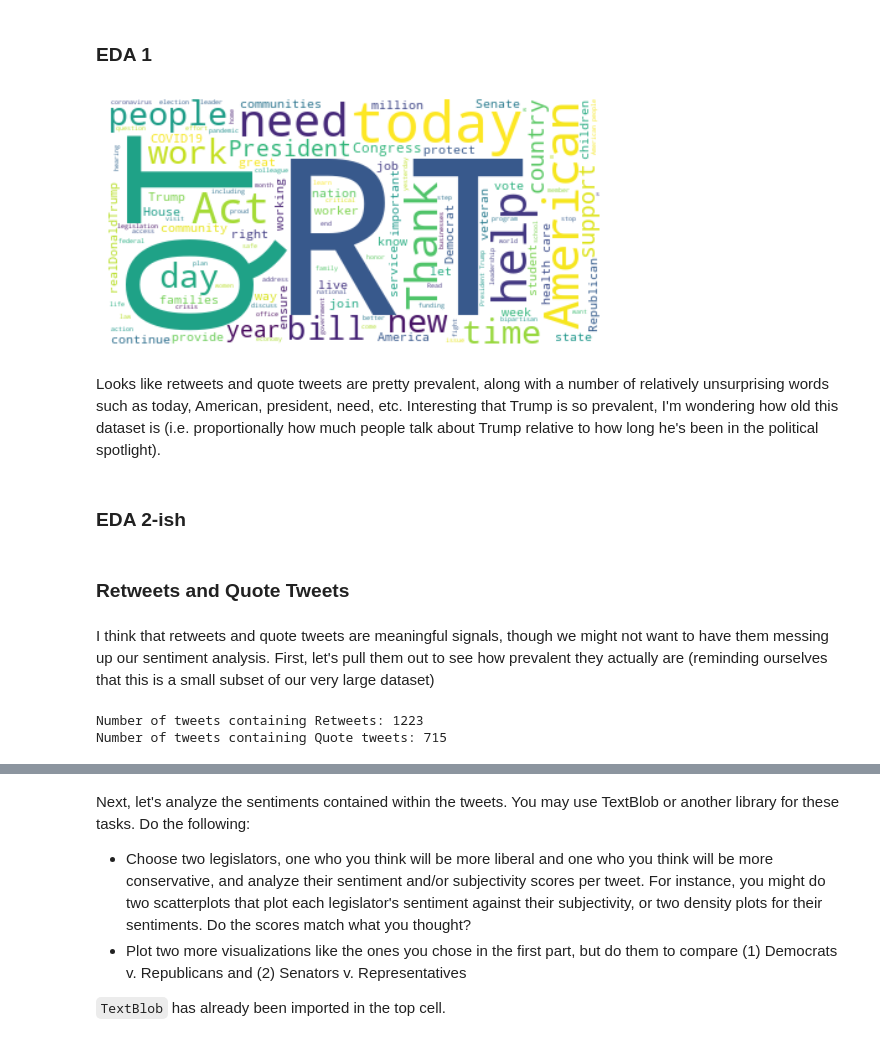
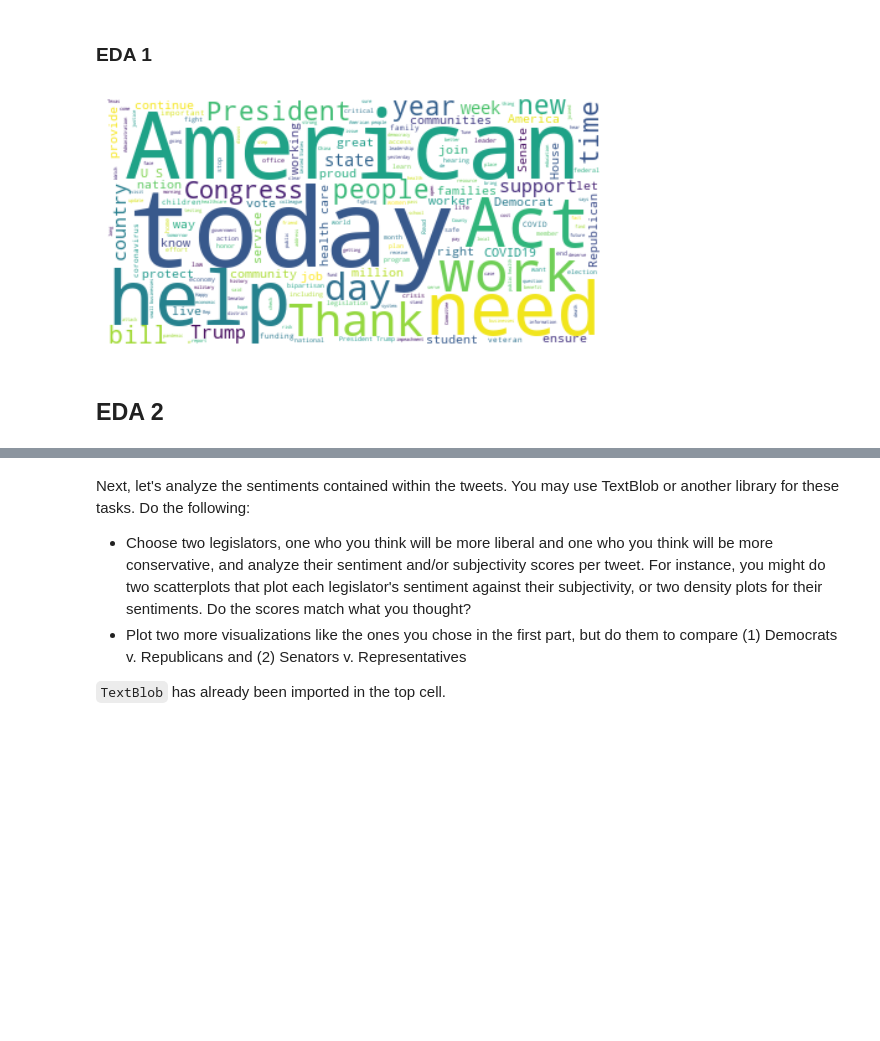
Before and after one commit to taylorgaldi/Computational-Social-Science-Projects, a Jupyter notebook: Project 5/Taylor Updates Project 5 Student.ipynb, the cells around one changed output, grey strips where cells are left out. Drawn from its saved outputs; the diff is of its cells as text; code cells hidden in the pictures; blank space fills up the shorter version.

```diff
--- a/Project 5/Taylor Updates Project 5 Student.ipynb
+++ b/Project 5/Taylor Updates Project 5 Student.ipynb
@@ -181,0 +250,6 @@ print(specific_rows)
+# %%
+congress_tweets.loc[congress_tweets['name_wikipedia'] == 'Angus King', 'party'] = 'Democrat'
+
+# Verify the update
+angusking_rows = congress_tweets[congress_tweets['name_wikipedia'] == 'Angus King'][['screen_name', 'name_wikipedia', 'party']]
+print(angusking_rows)
@@ -272,0 +386,17 @@ Name: tokens, Length: 5000, dtype: object
+# %%
+import re
+
+# Create a new column to categorize tweet types (Retweet, Quote Tweet, Simple Mention, or Neither)
+congress_tweets['tweet_type'] = congress_tweets['text'].apply(
+    lambda x: 'Retweet' if 'RT ' in str(x) else ('Quote Tweet' if 'QT ' in str(x) else ('Simple Mentioned' if '@' in str(x) else 'Neither'))
+)
+
+# Function to extract mentions from the tweet text
+def extract_mentions(text):
+    return re.findall(r'@([a-zA-Z0-9_]+)', text)
+
+# Add a new column to store mentions for each tweet
+congress_tweets['mentioned_in_tweet'] = congress_tweets['text'].apply(lambda x: extract_mentions(x) if 'RT ' in x or 'QT ' in x or '@' in x else [])
+
+# Check the results by printing the first few rows of the DataFrame
+print(congress_tweets[['text', 'mentioned_in_tweet']].head())
@@ -277,41 +527,23 @@ Use two of the techniques we covered in lab (or other techniques outside of lab!
 # %% [markdown]
 ### EDA 1
 # %%
-# apply function to text object
 from wordcloud import WordCloud
 import matplotlib.pyplot as plt
-text = ' '.join(congress_tweets['tokens'].map(lambda text: ' '.join(text)))
 
-# create WordCloud visualization using the "text" object
-wordcloud = WordCloud(background_color = "white",  # set background color to white
-                      random_state=41              # set random state to ensure same word cloud each time
-                      ).generate(text)             # change the background color
+# Join the list of tokens in each row into one large string
+text = ' '.join(congress_tweets['tokens'].apply(lambda x: ' '.join(x)))
 
+# Create WordCloud visualization using the "text" object
+wordcloud = WordCloud(
+    background_color="white",  # set background color to white
+    random_state=41            # set random state to ensure the same word cloud each time
+).generate(text)  # generate word cloud from the text
 
-# plot
-plt.imshow(wordcloud,                  # specify wordcloud
-           interpolation = 'bilinear') # specifies how the words are displayed
-plt.axis('off')                        # turn off axes
-plt.show()                             # show the plot
+# Plot
+plt.imshow(wordcloud, interpolation='bilinear')  # specify wordcloud
+plt.axis('off')  # turn off axes
+plt.show()  # show the plot
 # %% [output]
-[figure, old version]
+[figure, new version]
-# %% [markdown]
-Looks like retweets and quote tweets are pretty prevalent, along with a number of relatively unsurprising words such as today, American, president, need, etc. Interesting that Trump is so prevalent, I'm wondering how old this dataset is (i.e. proportionally how much people talk about Trump relative to how long he's been in the political spotlight).
 # %% [markdown]
-### EDA 2-ish
+## EDA 2
-# %% [markdown]
-### Retweets and Quote Tweets
-# %% [markdown]
-I think that retweets and quote tweets are meaningful signals, though we might not want to have them messing up our sentiment analysis.
-First, let's pull them out to see how prevalent they actually are (reminding ourselves that this is a small subset of our very large dataset)
-# %%
-# Find all tweets containing "RT" or "QT"
-RTtweets = congress_tweets[congress_tweets['text'].str.contains('RT', na=False)]
-QTtweets = congress_tweets[congress_tweets['text'].str.contains('QT', na=False)]
-
-# Print the count of retweets and quote tweets
-print(f"Number of tweets containing Retweets: {RTtweets.shape[0]}")
-print(f"Number of tweets containing Quote tweets: {QTtweets.shape[0]}")
-# %% [output]
-Number of tweets containing Retweets: 1223
-Number of tweets containing Quote tweets: 715
```
Also changed, not shown: parts of 89 cells of this notebook.
